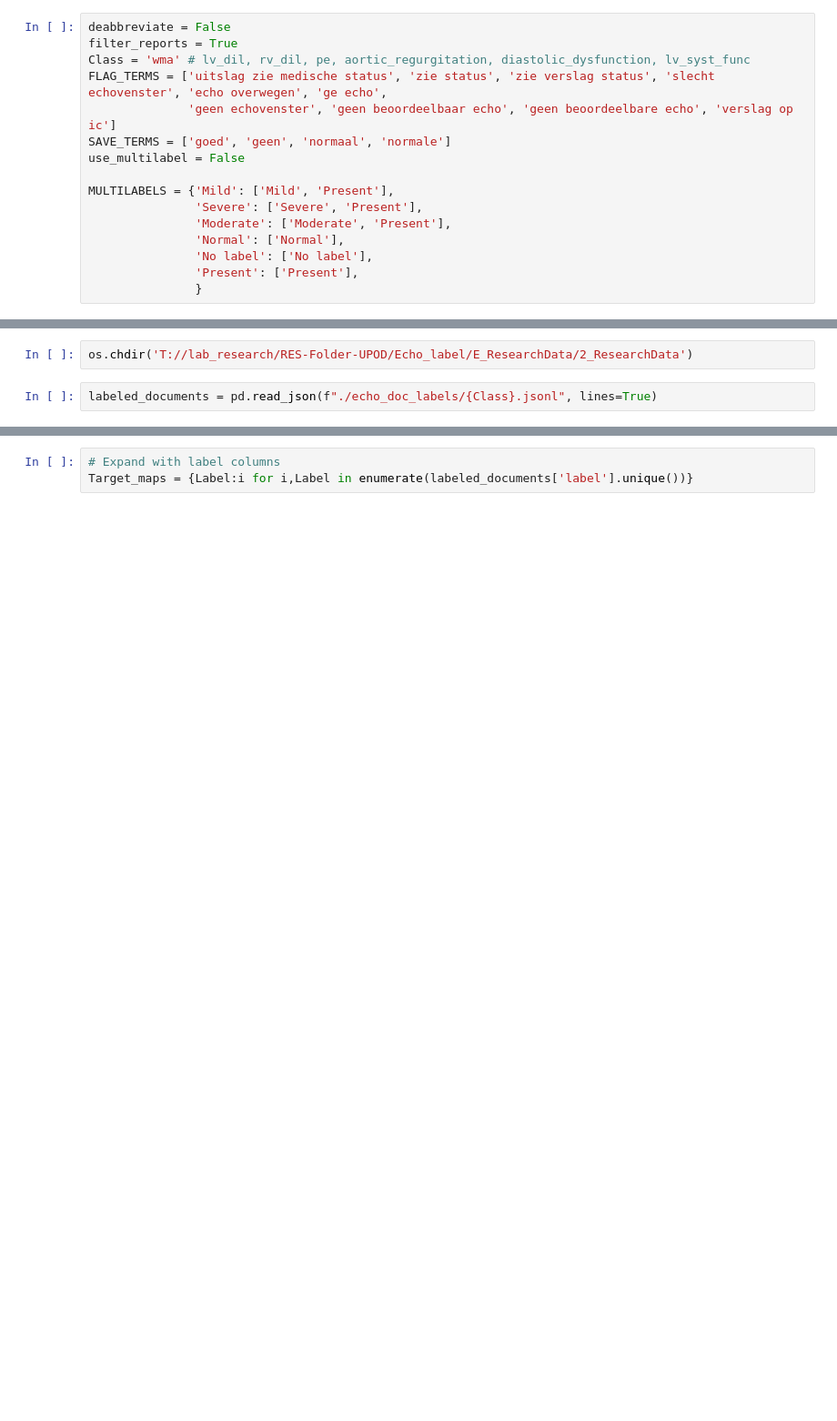
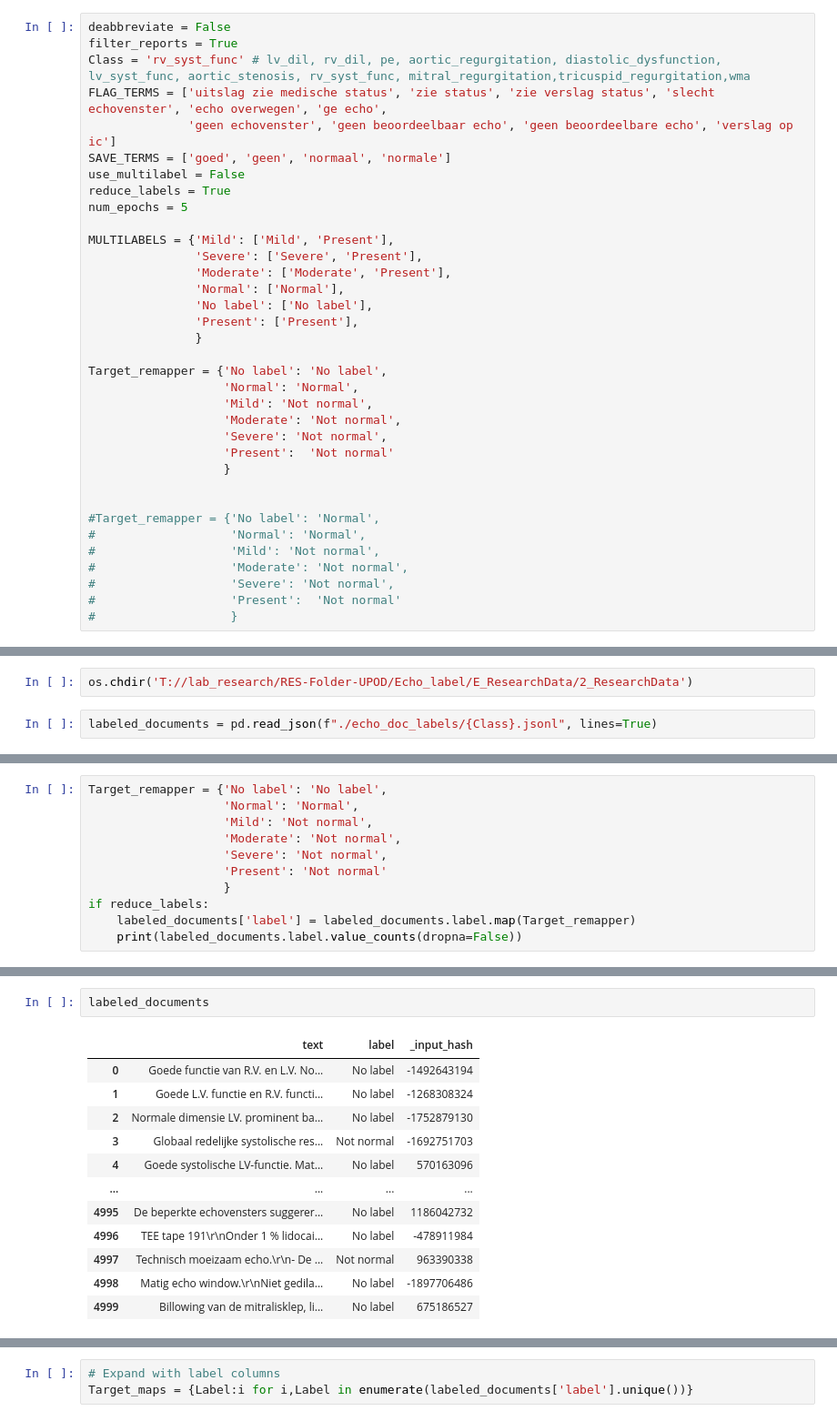
Before and after one commit to umcu/EchoLabeler, a Jupyter notebook: notebooks/Echo_project_documentClassification_MedRoBERTa.ipynb, the cells around one changed output, grey strips where cells are left out. Shown at 91% size. Saved outputs shown, nothing was run; the diff lists cells and outputs as text; blank space fills up the shorter version.

```diff
--- a/notebooks/Echo_project_documentClassification_MedRoBERTa.ipynb
+++ b/notebooks/Echo_project_documentClassification_MedRoBERTa.ipynb
@@ -66,11 +65,13 @@ Max memory reserved: 0
 # %%
 deabbreviate = False
 filter_reports = True
-Class = 'wma' # lv_dil, rv_dil, pe, aortic_regurgitation, diastolic_dysfunction, lv_syst_func
+Class = 'rv_syst_func' # lv_dil, rv_dil, pe, aortic_regurgitation, diastolic_dysfunction, lv_syst_func, aortic_stenosis, rv_syst_func, mitral_regurgitation,tricuspid_regurgitation,wma
 FLAG_TERMS = ['uitslag zie medische status', 'zie status', 'zie verslag status', 'slecht echovenster', 'echo overwegen', 'ge echo',
               'geen echovenster', 'geen beoordeelbaar echo', 'geen beoordeelbare echo', 'verslag op ic']
 SAVE_TERMS = ['goed', 'geen', 'normaal', 'normale']
 use_multilabel = False
+reduce_labels = True
+num_epochs = 5
 
 MULTILABELS = {'Mild': ['Mild', 'Present'],
                'Severe': ['Severe', 'Present'],
@@ -79,6 +80,23 @@ MULTILABELS = {'Mild': ['Mild', 'Present'],
                'No label': ['No label'],
                'Present': ['Present'],
                }
+
+Target_remapper = {'No label': 'No label',
+                   'Normal': 'Normal',
+                   'Mild': 'Not normal',
+                   'Moderate': 'Not normal',
+                   'Severe': 'Not normal',
+                   'Present':  'Not normal'
+                   }
+
+
+#Target_remapper = {'No label': 'Normal',
+#                   'Normal': 'Normal',
+#                   'Mild': 'Not normal',
+#                   'Moderate': 'Not normal',
+#                   'Severe': 'Not normal',
+#                   'Present':  'Not normal'
+#                   }
 # %%
 #Add the src folder to the path
 sys.path.append(os.path.abspath(os.path.join('..', 'src')))
@@ -216,2 +235,13 @@ Present      834
 Normal       389
 Name: count, dtype: int64
+# %%
+Target_remapper = {'No label': 'No label',
+                   'Normal': 'Normal',
+                   'Mild': 'Not normal',
+                   'Moderate': 'Not normal',
+                   'Severe': 'Not normal',
+                   'Present': 'Not normal'
+                   }
+if reduce_labels:
+    labeled_documents['label'] = labeled_documents.label.map(Target_remapper)
+    print(labeled_documents.label.value_counts(dropna=False))
@@ -217,0 +254,15 @@ Name: count, dtype: int64
+# %%
+labeled_documents
+# %% [output]
+|  | text | label | _input_hash |
+| 0 | Goede functie van R.V. en L.V. No... | No label | -1492643194 |
+| 1 | Goede L.V. functie en R.V. functi... | No label | -1268308324 |
+| 2 | Normale dimensie LV. prominent ba... | No label | -1752879130 |
+| 3 | Globaal redelijke systolische res... | Not normal | -1692751703 |
+| 4 | Goede systolische LV-functie. Mat... | No label | 570163096 |
+| ... | ... | ... | ... |
+| 4995 | De beperkte echovensters suggerer... | No label | 1186042732 |
+| 4996 | TEE tape 191\r\nOnder 1 % lidocai... | No label | -478911984 |
+| 4997 | Technisch moeizaam echo.\r\n- De ... | Not normal | 963390338 |
+| 4998 | Matig echo window.\r\nNiet gedila... | No label | -1897706486 |
+| 4999 | Billowing van de mitralisklep, li... | No label | 675186527 |
```
Also changed, not shown: parts of 14 cells of this notebook, 4 other files.
